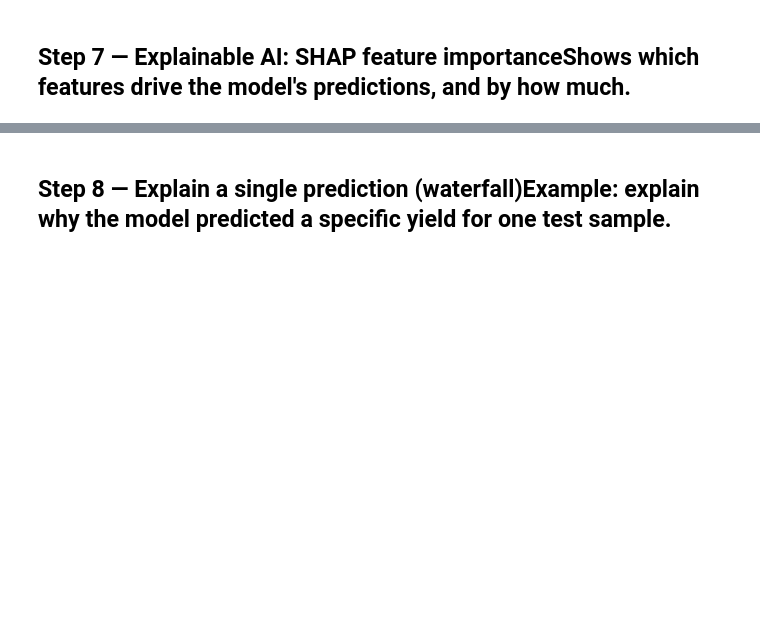
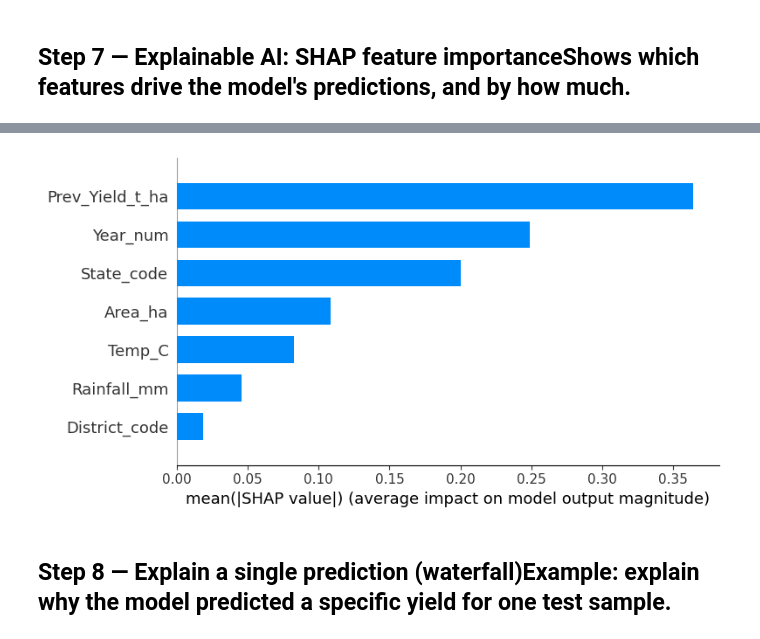
Before and after one commit to Vojeshwini/Black-pepper-disease-detection-using-AI, a Jupyter notebook: PepperAI_Yield_Prediction_Training.ipynb, the cells around one changed output, grey strips where cells are left out. Saved outputs shown, nothing was run; the diff lists cells and outputs as text; code cells hidden in the pictures; blank space fills up the shorter version.

```diff
--- a/PepperAI_Yield_Prediction_Training.ipynb
+++ b/PepperAI_Yield_Prediction_Training.ipynb
@@ -280,8 +277,10 @@ plt.show()
 # %%
-shap.summary_plot(shap_values, X_test, plot_type='bar', show=False)
+shap.summary_plot(shap_values.values, X_test, plot_type='bar', show=False)
 plt.tight_layout()
 plt.savefig('shap_importance_bar.png', dpi=120)
 plt.show()
+# %% [output]
+[figure, added]
 # %% [markdown]
 ## Step 8 — Explain a single prediction (waterfall)Example: explain why the model predicted a specific yield for one test sample.
 # %%
```
Also changed, not shown: parts of 7 cells of this notebook, 7 other files.
